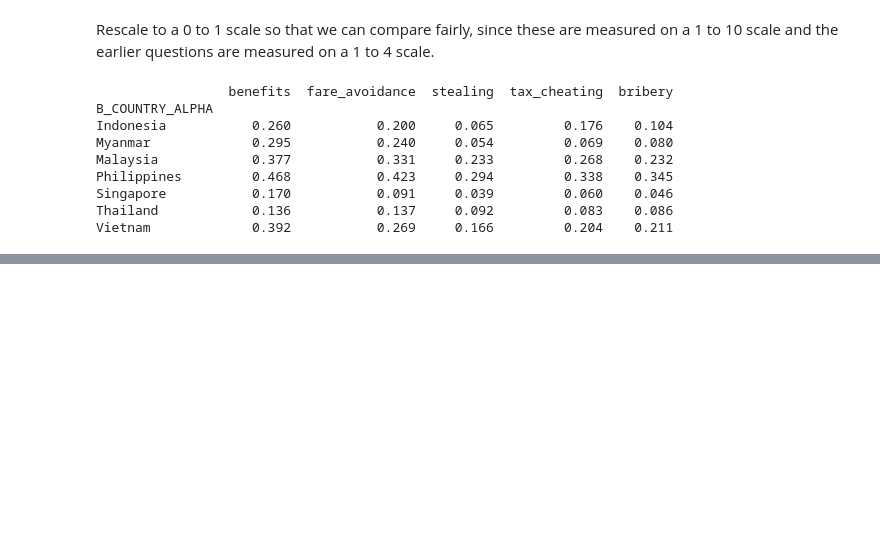
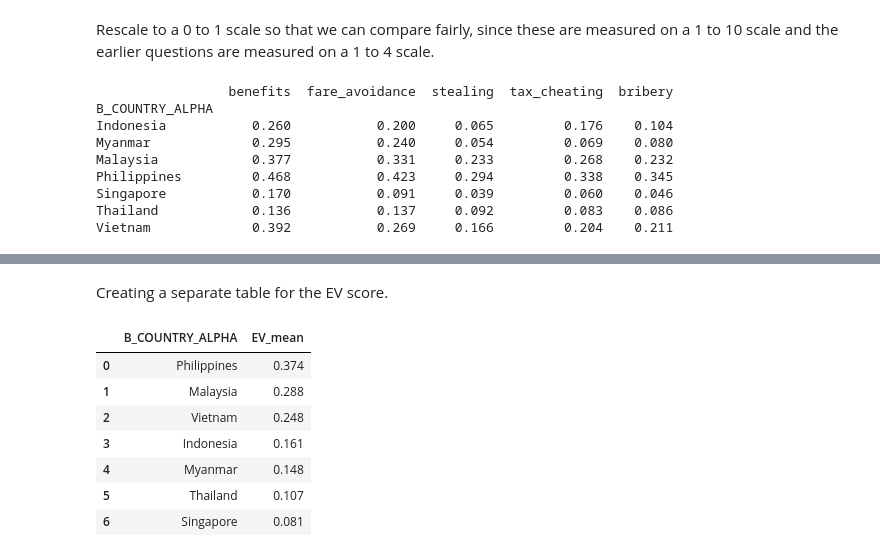
Before and after one commit to clairetanyien/hs4002-beagle-2026, a Jupyter notebook: code/Untitled-2.ipynb, the cells around one changed output, grey strips where cells are left out. Cells and saved outputs as stored; diff of their text form; code cells hidden in the pictures; blank space fills up the shorter version.

```diff
--- a/code/Untitled-2.ipynb
+++ b/code/Untitled-2.ipynb
@@ -125,0 +153,22 @@ Vietnam             0.392           0.269     0.166         0.204    0.211
+# %% [markdown]
+Creating a separate table for the EV score.
+# %%
+#putting the aggregate Economic Violation (EV) score into a data frame
+EV_df = (
+    result_df_rescaled['EV_mean']
+    .round(3)
+    .reset_index()
+    .rename(columns={'index': 'country'})
+    .sort_values('EV_mean', ascending=False)
+    .reset_index(drop=True)
+)
+EV_df
+# %% [output]
+|  | B_COUNTRY_ALPHA | EV_mean |
+| 0 | Philippines | 0.374 |
+| 1 | Malaysia | 0.288 |
+| 2 | Vietnam | 0.248 |
+| 3 | Indonesia | 0.161 |
+| 4 | Myanmar | 0.148 |
+| 5 | Thailand | 0.107 |
+| 6 | Singapore | 0.081 |
```
Also changed, not shown: parts of 31 cells of this notebook.
